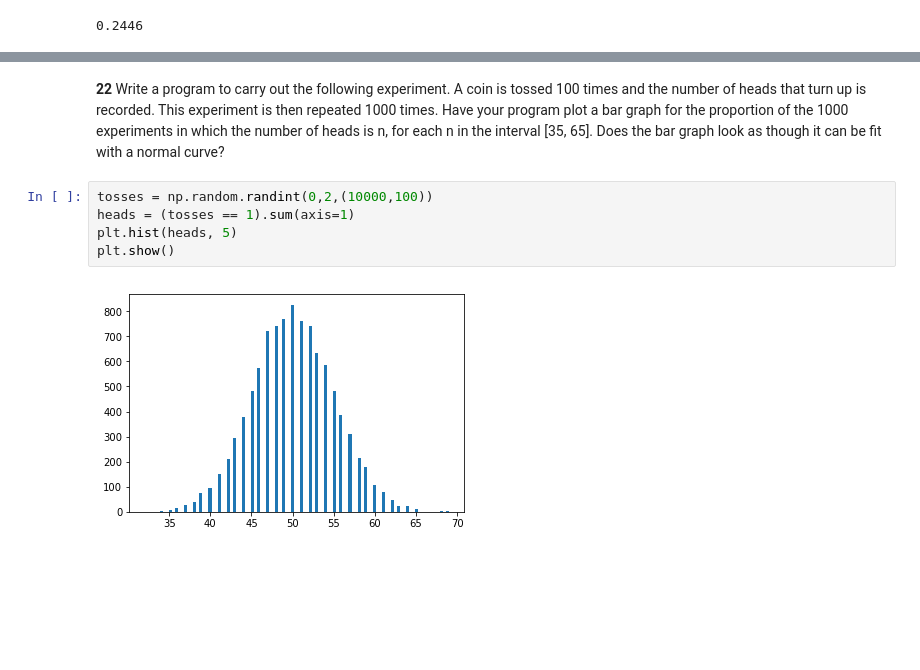
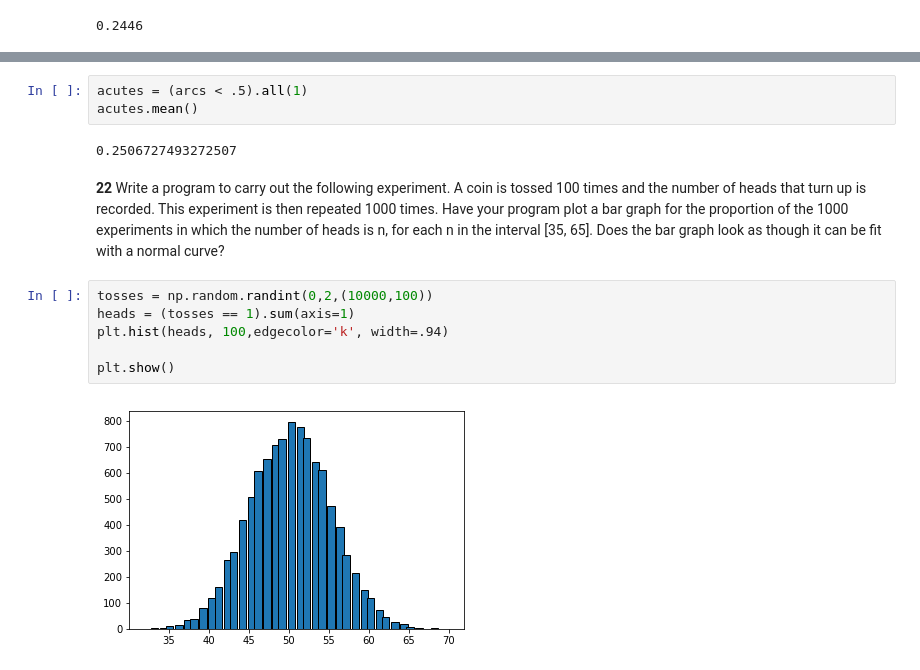
Before and after one commit to tornikeo/Introduction-to-Probability-Snell, a Jupyter notebook: workspace/Chapter 2.ipynb, the cells around one changed output, grey strips where cells are left out. Drawn from its saved outputs; the diff is of its cells as text; blank space fills up the shorter version.

```diff
--- a/workspace/Chapter 2.ipynb
+++ b/workspace/Chapter 2.ipynb
@@ -307,3 +361,8 @@ is_triangle(len_a,len_b,len_c).mean()
+# %%
+acutes = (arcs < .5).all(1)
+acutes.mean()
+# %% [output]
+0.2506727493272507
 # %% [markdown]
 **22** Write a program to carry out the following experiment. A coin is tossed 100
 times and the number of heads that turn up is recorded. This experiment
@@ -314,7 +373,8 @@ with a normal curve?
 # %%
 tosses = np.random.randint(0,2,(10000,100))
 heads = (tosses == 1).sum(axis=1)
-plt.hist(heads, 5)
+plt.hist(heads, 100,edgecolor='k', width=.94)
+
 plt.show()
 # %% [output]
-[figure, old version]
+[figure, new version]
```
Also changed, not shown: parts of 6 cells of this notebook.
